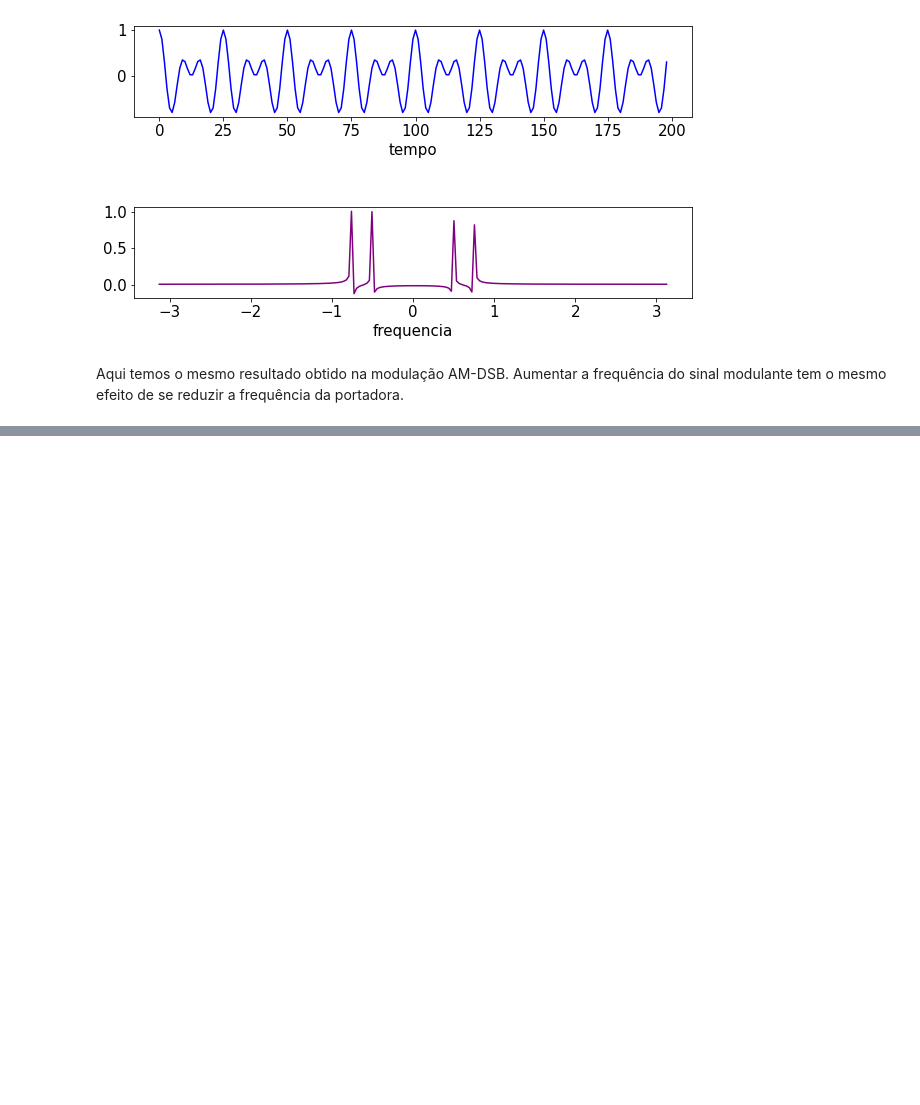
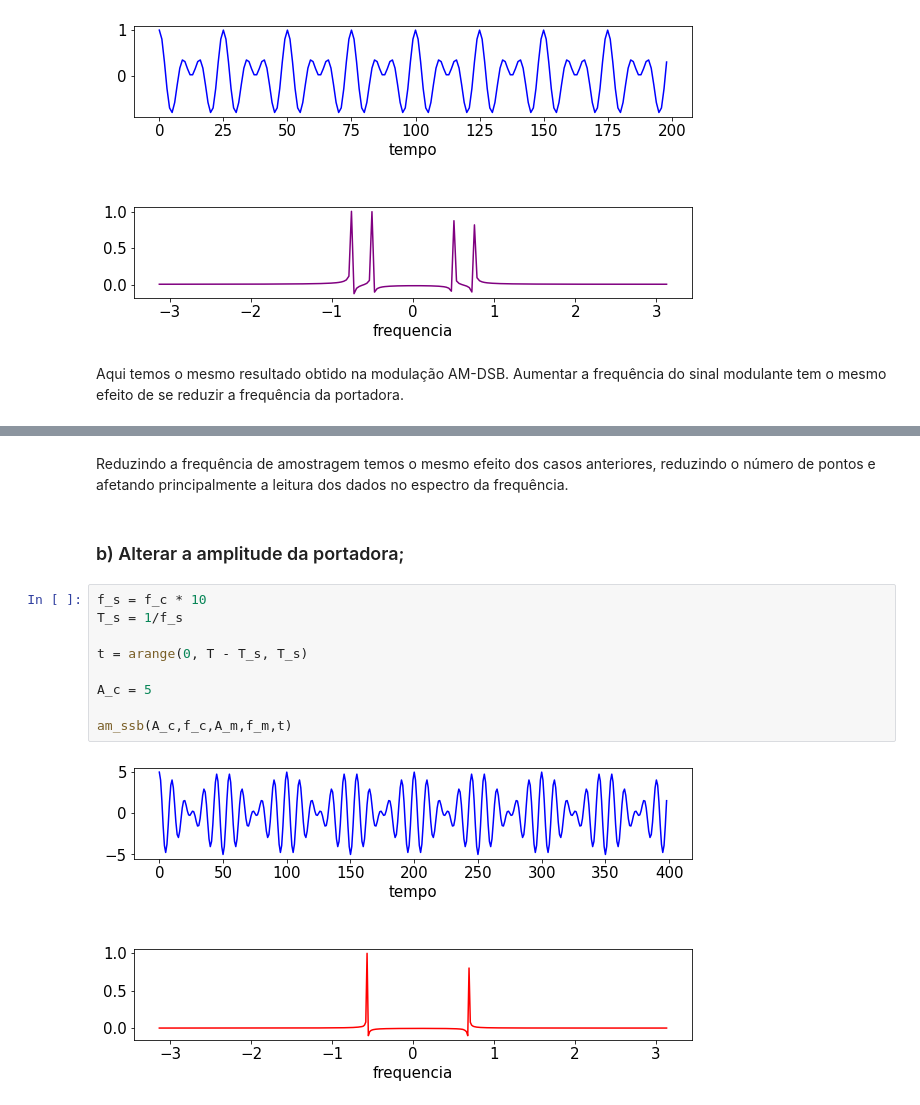
Before and after one commit to leogargitter/fundamentos-comunicacao, a Jupyter notebook: relatório 2.ipynb, the cells around one changed output, grey strips where cells are left out. Cells and saved outputs as stored; diff of their text form; blank space fills up the shorter version.

```diff
--- a/relatório 2.ipynb
+++ b/relatório 2.ipynb
@@ -326,0 +402,15 @@ Aqui temos o mesmo resultado obtido na modulação AM-DSB. Aumentar a frequênci
+# %% [markdown]
+Reduzindo a frequência de amostragem temos o mesmo efeito dos casos anteriores, reduzindo o número de pontos e afetando principalmente a leitura dos dados no espectro da frequência.
+# %% [markdown]
+### b) Alterar a amplitude da portadora;
+# %%
+f_s = f_c * 10
+T_s = 1/f_s
+
+t = arange(0, T - T_s, T_s)
+
+A_c = 5
+
+am_ssb(A_c,f_c,A_m,f_m,t)
+# %% [output]
+[figure, added]
```
Also changed, not shown: parts of 17 cells of this notebook, 1 other file.
